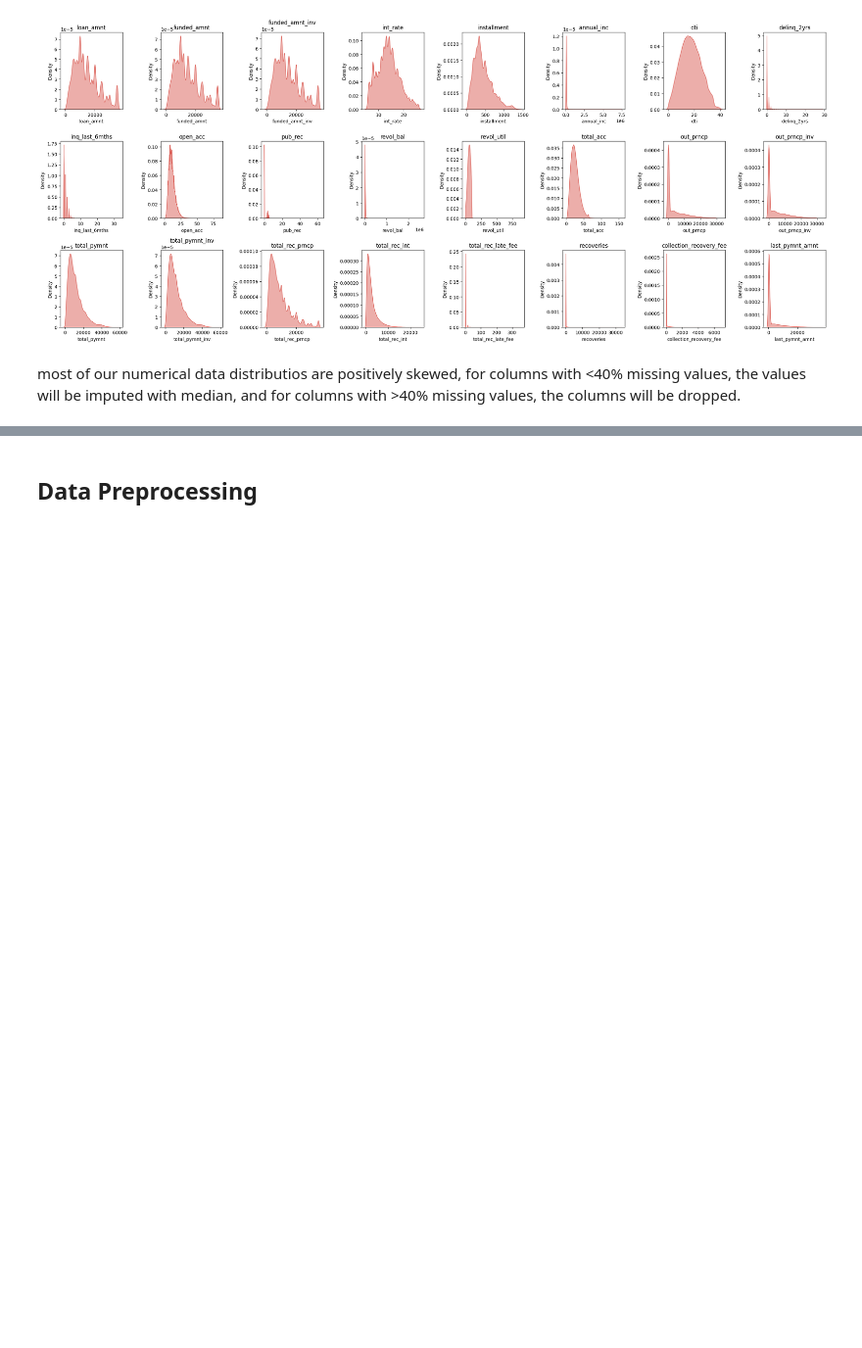
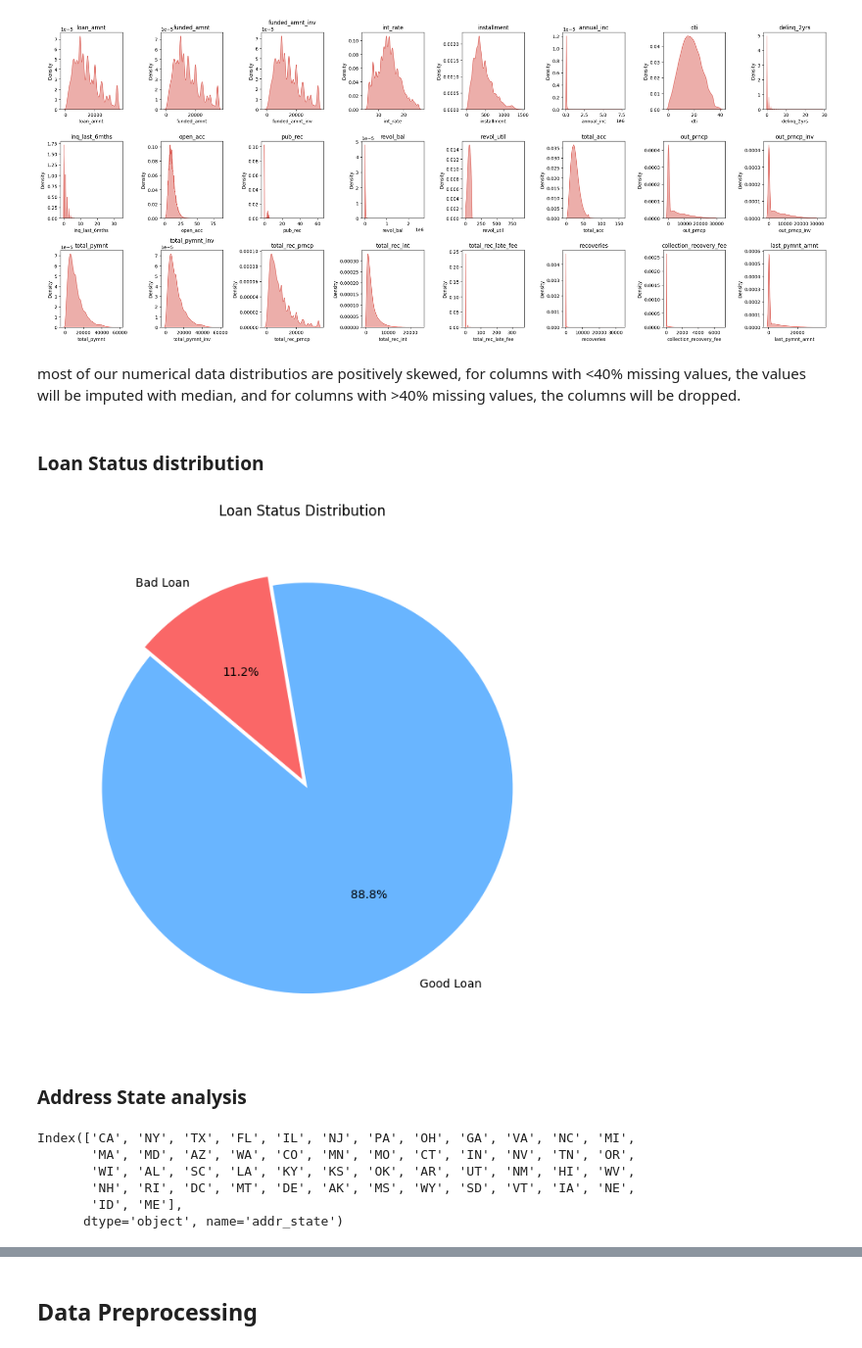
Before and after one commit to azaryasph/IDX-Partners-Project-Based-Internship-Prediction-Model, a Jupyter notebook: notebooks/Prediction Model.ipynb, the cells around one changed output, grey strips where cells are left out. Shown at 98% size. Saved outputs shown, nothing was run; the diff lists cells and outputs as text; code cells hidden in the pictures; blank space fills up the shorter version.

```diff
--- a/notebooks/Prediction Model.ipynb
+++ b/notebooks/Prediction Model.ipynb
@@ -235,0 +255,25 @@ dfloan['loan_status'] = dfloan['loan_status'].map(map_lstatus)
+# %% [markdown]
+### Loan Status distribution
+# %%
+# Create a pie chart of the loan_status column
+plt.figure(figsize=(8, 8))
+
+# Define
+target_colors = ['#69B5FF','#FA6767']
+dfloan['loan_status'].value_counts().plot.pie(autopct='%1.1f%%', startangle=140, explode=(0.05, 0), colors=target_colors)
+plt.title('Loan Status Distribution')
+plt.ylabel('')
+plt.show()
+# %% [output]
+[figure, added]
+# %% [markdown]
+### Address State analysis
+# %%
+dfloan.addr_state.value_counts().index
+# %% [output]
+Index(['CA', 'NY', 'TX', 'FL', 'IL', 'NJ', 'PA', 'OH', 'GA', 'VA', 'NC', 'MI',
+       'MA', 'MD', 'AZ', 'WA', 'CO', 'MN', 'MO', 'CT', 'IN', 'NV', 'TN', 'OR',
+       'WI', 'AL', 'SC', 'LA', 'KY', 'KS', 'OK', 'AR', 'UT', 'NM', 'HI', 'WV',
+       'NH', 'RI', 'DC', 'MT', 'DE', 'AK', 'MS', 'WY', 'SD', 'VT', 'IA', 'NE',
+       'ID', 'ME'],
+      dtype='object', name='addr_state')
```
Also changed, not shown: parts of 10 cells of this notebook.
